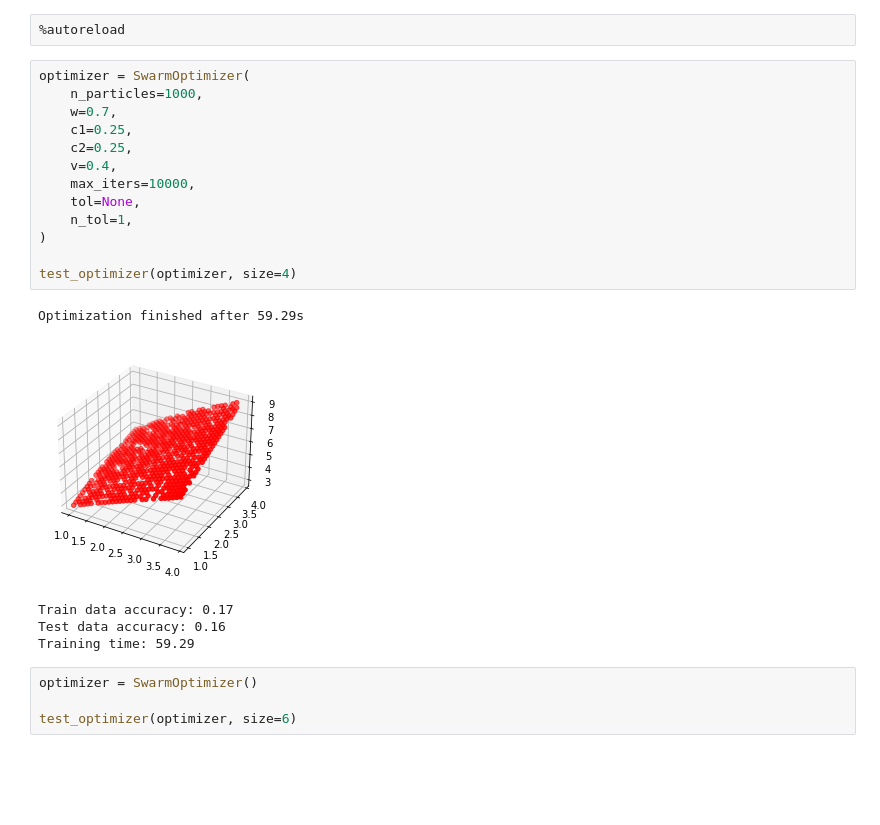
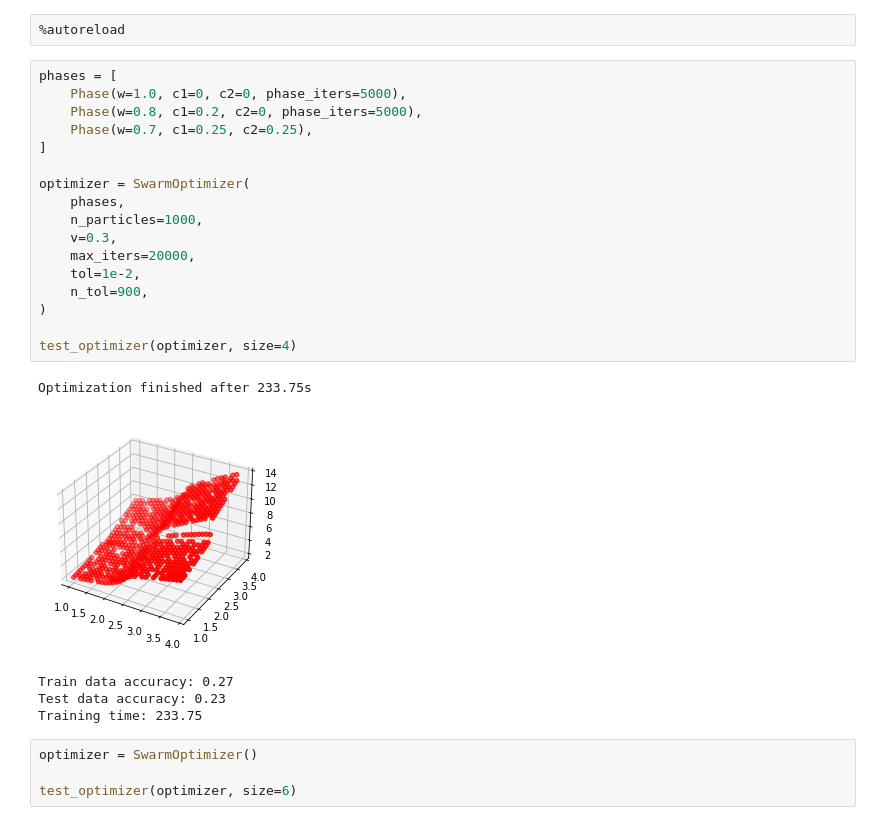
Before and after one commit to klima7/ANFIS, a Jupyter notebook: demo.ipynb, the cells around one changed output. Drawn from its saved outputs; the diff is of its cells as text; blank space fills up the shorter version.

Commit message:
Add phases to swarm optimizer

```diff
--- a/demo.ipynb
+++ b/demo.ipynb
@@ -159,24 +162,28 @@ test_optimizer(optimizer, size=6)
 # %%
 %autoreload
 # %%
+phases = [
+    Phase(w=1.0, c1=0, c2=0, phase_iters=5000),
+    Phase(w=0.8, c1=0.2, c2=0, phase_iters=5000),
+    Phase(w=0.7, c1=0.25, c2=0.25),
+]
+
 optimizer = SwarmOptimizer(
+    phases,
     n_particles=1000,
-    w=0.7,
-    c1=0.25,
-    c2=0.25,
-    v=0.4,
-    max_iters=10000,
-    tol=None,
-    n_tol=1,
+    v=0.3,
+    max_iters=20000,
+    tol=1e-2,
+    n_tol=900,
 )
 
 test_optimizer(optimizer, size=4)
 # %% [output]
-Optimization finished after 59.29s
+Optimization finished after 233.75s
-[figure, old version]
+[figure, new version]
-Train data accuracy: 0.17
-Test data accuracy: 0.16
-Training time: 59.29
+Train data accuracy: 0.27
+Test data accuracy: 0.23
+Training time: 233.75
 # %%
 optimizer = SwarmOptimizer()
 
```
Also changed, not shown: parts of 2 cells of this notebook, 3 other files.
